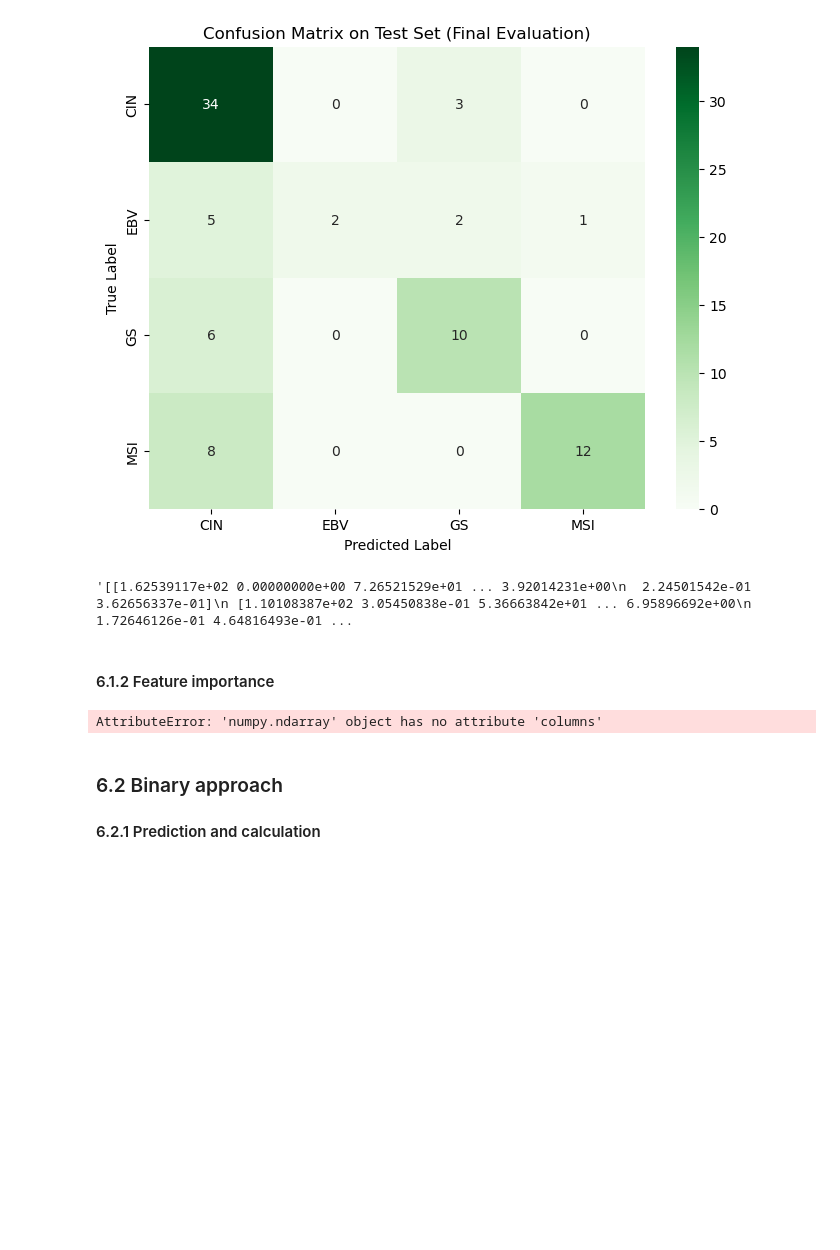
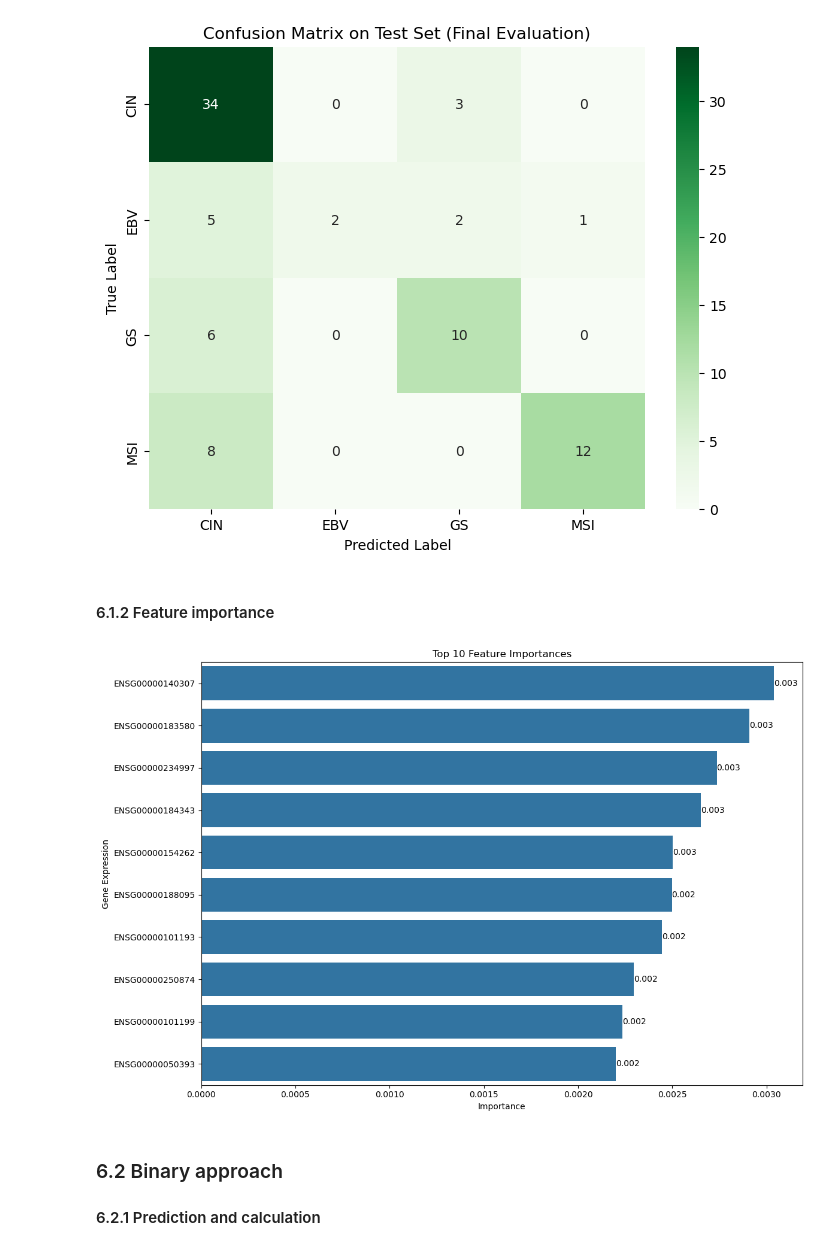
Before and after one commit to luludoaido/Dev_SAP, a Jupyter notebook: TM_1_RF_daSilvadoAido_Luana.ipynb, the cells around one changed output. Drawn from its saved outputs; the diff is of its cells as text; code cells hidden in the pictures; blank space fills up the shorter version.

```diff
--- a/TM_1_RF_daSilvadoAido_Luana.ipynb
+++ b/TM_1_RF_daSilvadoAido_Luana.ipynb
@@ -248,3 +233,20 @@ X_test_var_binary = vt.transform(X_test_binary_filt)
+# %%
+vt_multi = VarianceThreshold(threshold=0.01)
+vt_multi.fit(X_train_multi_filt)
+
+selected_genes_multi = X_train_multi_filt.columns[vt_multi.get_support()]
+
+X_train_var_multi = X_train_multi_filt[selected_genes_multi]
+X_test_var_multi  = X_test_multi_filt[selected_genes_multi]
+
+
+vt_binary = VarianceThreshold(threshold=0.01)
+vt_binary.fit(X_train_binary_filt)
+
+selected_genes_binary = X_train_binary_filt.columns[vt_binary.get_support()]
+
+X_train_var_binary = X_train_binary_filt[selected_genes_binary]
+X_test_var_binary  = X_test_binary_filt[selected_genes_binary]
 # %% [markdown]
 ## 5. Modelling
 ### 5.1 Multiclass Approach
@@ -301,24 +303,37 @@ Accuracy of multi class RF: 0.6987951807228916
    macro avg       0.81      0.59      0.62        83
 weighted avg       0.76      0.70      0.68        83
 [figure]
-# %%
-str(X_test_var_multi)
-# %% [output]
-'[[1.62539117e+02 0.00000000e+00 7.26521529e+01 ... 3.92014231e+00\n  2.24501542e-01 3.62656337e-01]\n [1.10108387e+02 3.05450838e-01 5.36663842e+01 ... 6.95896692e+00\n  1.72646126e-01 4.64816493e-01 ...
 # %% [markdown]
 #### 6.1.2 Feature importance
-# %%
-# Feature Importance
-
-import_multi = rfc_multi.feature_importances_
-features = X_test_var_multi.columns
-
-fea_imp = pd.DataFrame({
-    "features": features,
-    "importance": import_multi
-}).sort_values("importance", ascending=False)
-# %% [output]
-AttributeError: 'numpy.ndarray' object has no attribute 'columns'
+# %%
+# Feature importance
+feature_importance_multi = pd.DataFrame({
+    "feature": X_test_var_multi.columns,
+    "importance": rfc_multi.feature_importances_
+}).sort_values("importance", ascending=False)
+
+top10_multi = feature_importance_multi.head(10)
+
+# Plot feature importance
+plt.figure(figsize=(12, 8))
+sns.barplot(data=feature_importance_multi.head(10), x="importance", y="feature", orient="h")
+plt.title("Top 10 Feature Importances")
+plt.xlabel("Importance")
+plt.ylabel("Gene Expression")
+
+for i, (imp, feat) in enumerate(zip(top10_multi["importance"], top10_multi["feature"])):
+    plt.text(
+        imp - 0.0002 * max(top10_multi["importance"]),
+        i,
+        f"{imp:.3f}",
+        va="center",
+        ha="left"
+    )
+
+plt.tight_layout()
+plt.show()
+# %% [output]
+[figure, added]
 # %% [markdown]
 ### 6.2 Binary approach
 #### 6.2.1 Prediction and calculation
```
Also changed, not shown: parts of 5 cells of this notebook.
